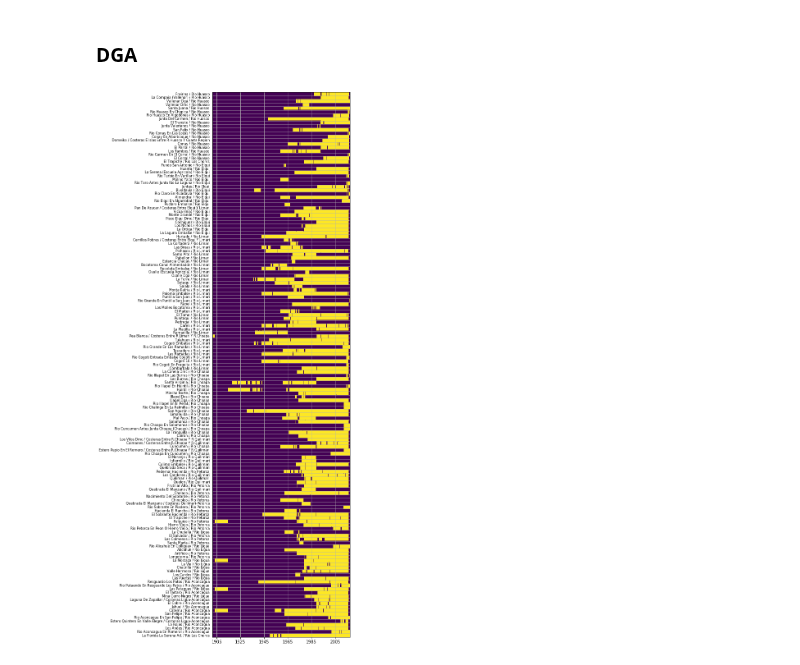
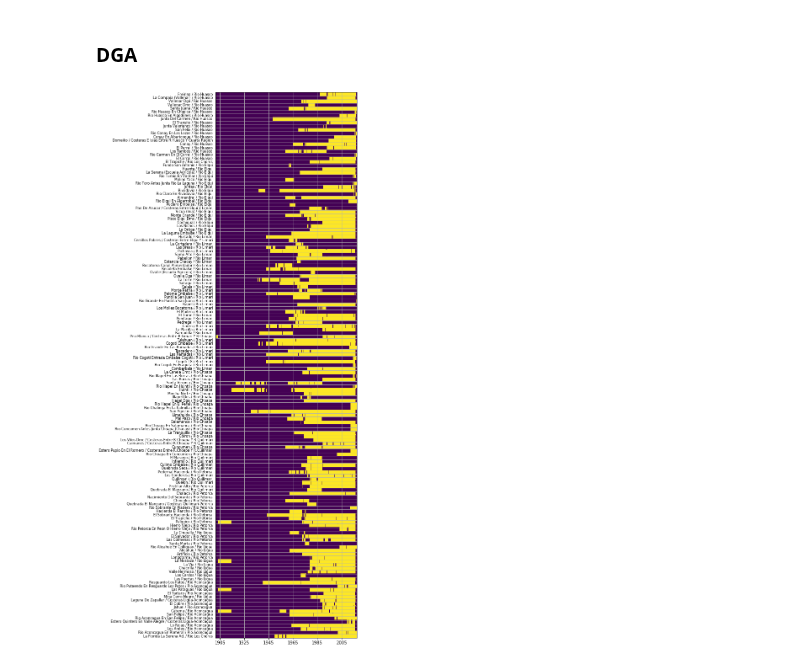
Before and after one commit to betaplane/cezanne, a Jupyter notebook: notebooks/availability.ipynb, the cells around one changed output. Cells and saved outputs as stored; diff of their text form; code cells hidden in the pictures.

```diff
--- a/notebooks/availability.ipynb
+++ b/notebooks/availability.ipynb
@@ -120,10 +134,10 @@ variable(D.d['ppa_mm'].xs('prom', level='aggr', axis=1))
 [figure]
 # %% [markdown]
 ### DGA
-# %%
-import sys
-sys.path.append('../python/')
-with pd.HDFStore('../../data/DGA/prDaily.h5') as d:
-    variable(d['prDaily'], 'DGA')
-# %% [output]
-[figure, removed]
+# %%
+with pd.HDFStore('../../data/DGA/prDaily.h5') as D:
+    m = D['prDaily'].notnull()
+    m.columns = ['{} / {}'.format(c[3], c[8]) for c in m.columns]
+avail(m)
+# %% [output]
+[figure, added]
```
Also changed, not shown: parts of 8 cells of this notebook, 21 other files.
